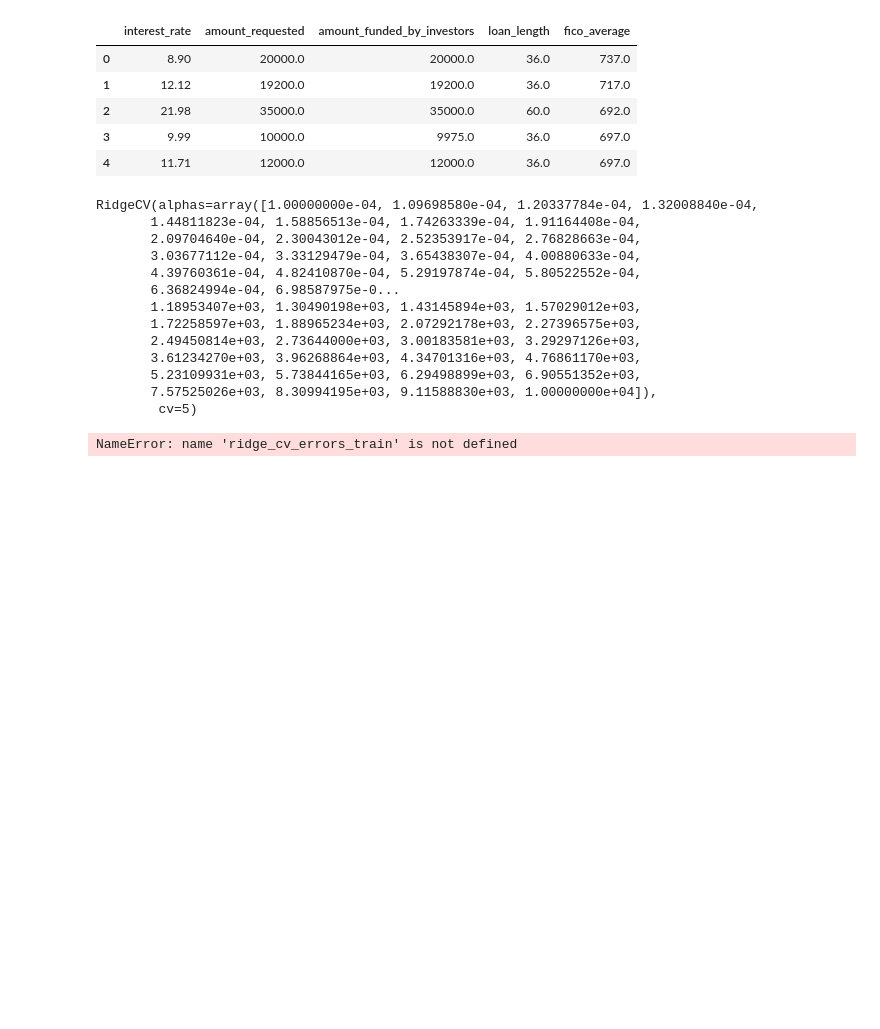
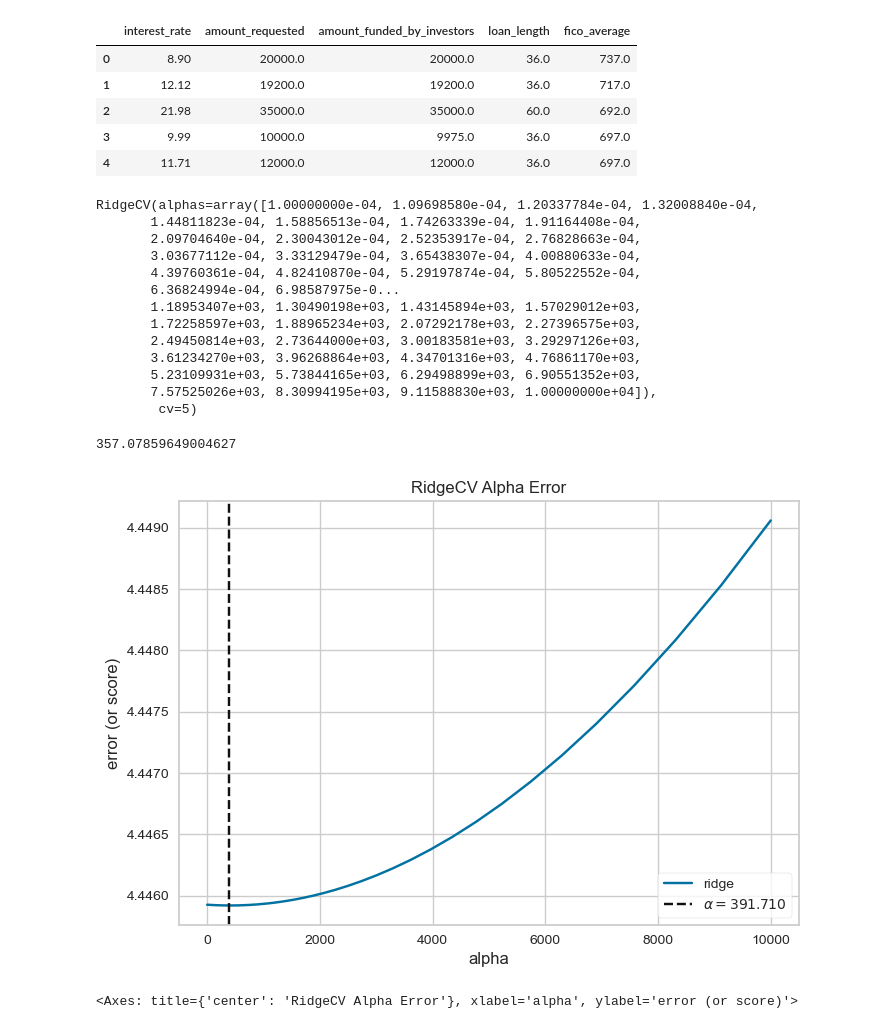
Before and after one commit to DocYoungblood/linear_regression_case_study, a Jupyter notebook: YB_EDA.ipynb, the cells around one changed output. Drawn from its saved outputs; the diff is of its cells as text; code cells hidden in the pictures; blank space fills up the shorter version.

```diff
--- a/YB_EDA.ipynb
+++ b/YB_EDA.ipynb
@@ -263,5 +388,6 @@ RidgeCV(alphas=array([1.00000000e-04, 1.09698580e-04, 1.20337784e-04, 1.32008840
 # %%
-
+# Call the function
+ridge_cv_errors_train, ridge_cv_errors_test = train_at_various_alphas(X_train, y_train, Ridge(), alphas)
 
 # Calculate the mean and standard deviation of the train and test errors for each alpha
 ridge_mean_cv_errors_train = ridge_cv_errors_train.mean()
@@ -274,5 +400,18 @@ ridge_cv_errors = pd.DataFrame({'mean_train': ridge_mean_cv_errors_train,
                                 'mean_test': ridge_mean_cv_errors_test,
                                 'std_train': ridge_std_cv_errors_train,
                                 'std_test': ridge_std_cv_errors_test})
-# %% [output]
-NameError: name 'ridge_cv_errors_train' is not defined
+# %%
+# Find the optimal alpha
+ridge_optimal_alpha = ridge_cv_errors['mean_test'].idxmin()
+ridge_optimal_alpha
+# %% [output]
+357.07859649004627
+# %%
+from yellowbrick.regressor import AlphaSelection
+
+visualizer = AlphaSelection(RidgeCV(alphas=alphas))
+visualizer.fit(X, y)
+visualizer.show()
+# %% [output]
+[figure, added]
+<Axes: title={'center': 'RidgeCV Alpha Error'}, xlabel='alpha', ylabel='error (or score)'>
```
Also changed, not shown: parts of 16 cells of this notebook.
